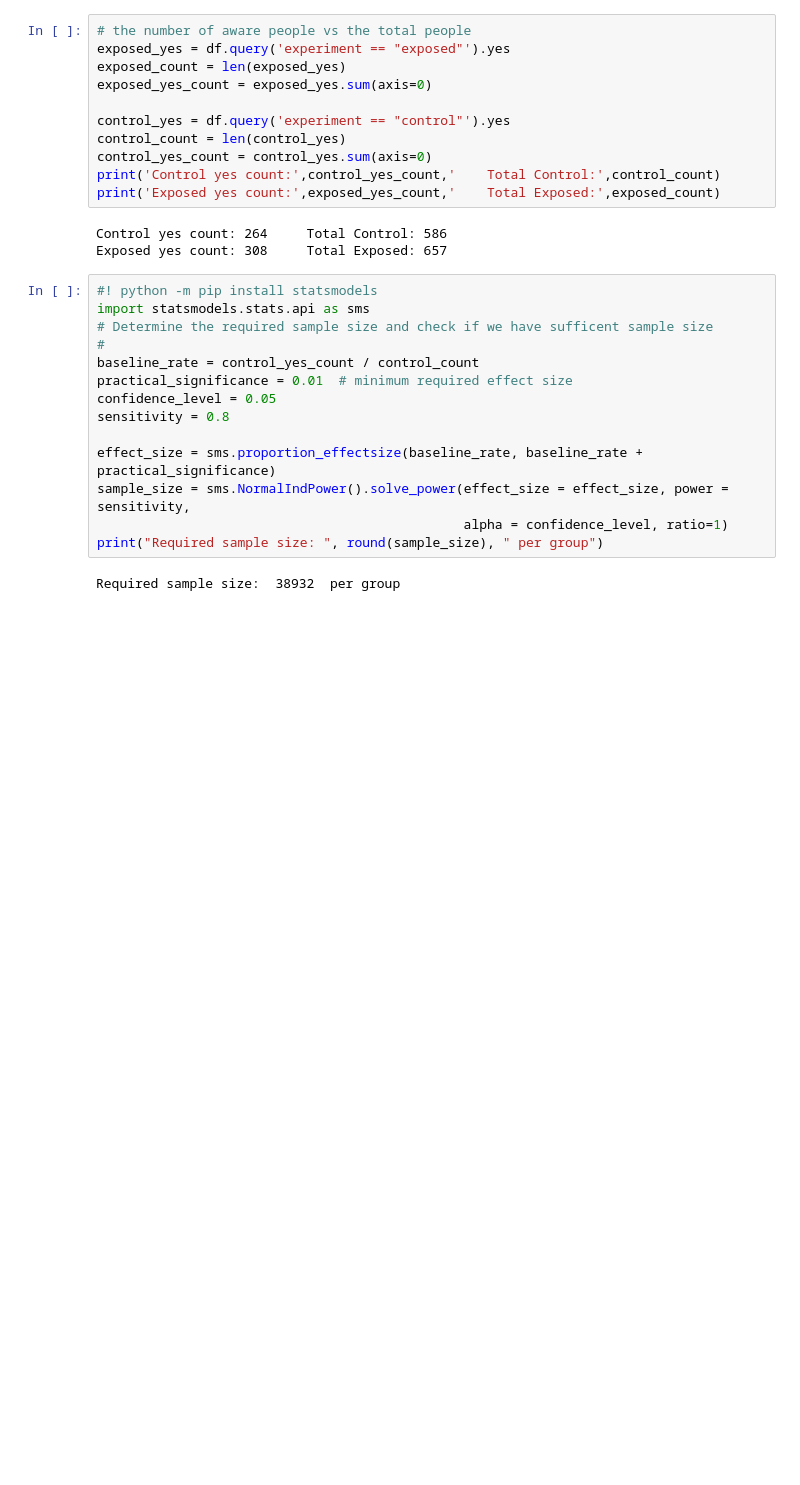
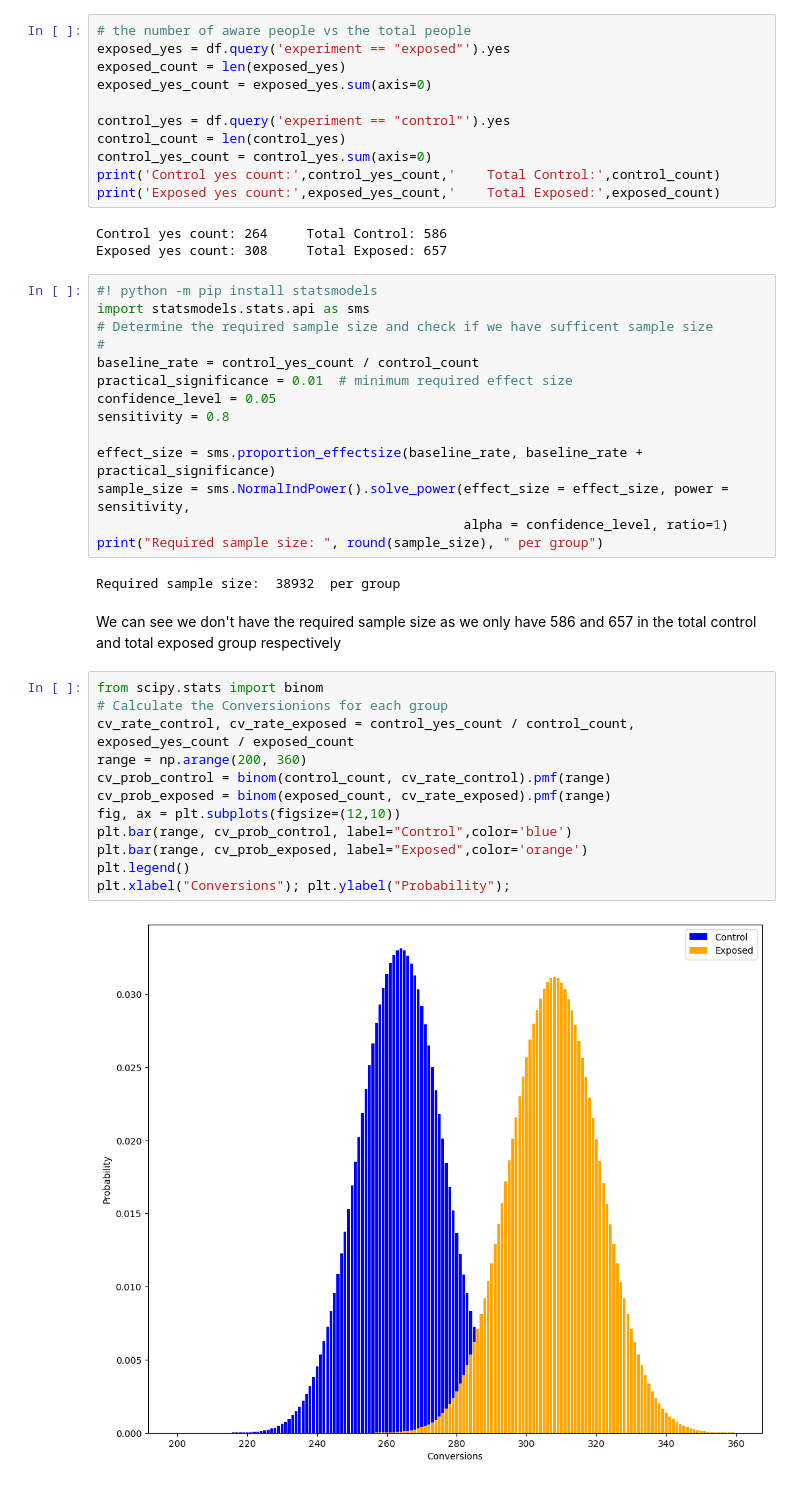
Before and after one commit to KaydeeJR/Ad-campaign-performance, a Jupyter notebook: notebooks/classical_AB_testing.ipynb, the cells around one changed output. Saved outputs shown, nothing was run; the diff lists cells and outputs as text; blank space fills up the shorter version.

Commit message:
Calculated the conversion of each experiment group

```diff
--- a/notebooks/classical_AB_testing.ipynb
+++ b/notebooks/classical_AB_testing.ipynb
@@ -117,3 +117,19 @@ sample_size = sms.NormalIndPower().solve_power(effect_size = effect_size, power
 print("Required sample size: ", round(sample_size), " per group")
 # %% [output]
 Required sample size:  38932  per group
+# %% [markdown]
+We can see we don't have the required sample size as we only have 586 and 657 in the total control and total exposed group respectively
+# %%
+from scipy.stats import binom
+# Calculate the Conversionions for each group
+cv_rate_control, cv_rate_exposed = control_yes_count / control_count, exposed_yes_count / exposed_count
+range = np.arange(200, 360)
+cv_prob_control = binom(control_count, cv_rate_control).pmf(range)
+cv_prob_exposed = binom(exposed_count, cv_rate_exposed).pmf(range)
+fig, ax = plt.subplots(figsize=(12,10))
+plt.bar(range, cv_prob_control, label="Control",color='blue')
+plt.bar(range, cv_prob_exposed, label="Exposed",color='orange')
+plt.legend()
+plt.xlabel("Conversions"); plt.ylabel("Probability");
+# %% [output]
+[figure, added]
```
Also changed, not shown: parts of 7 cells of this notebook.
